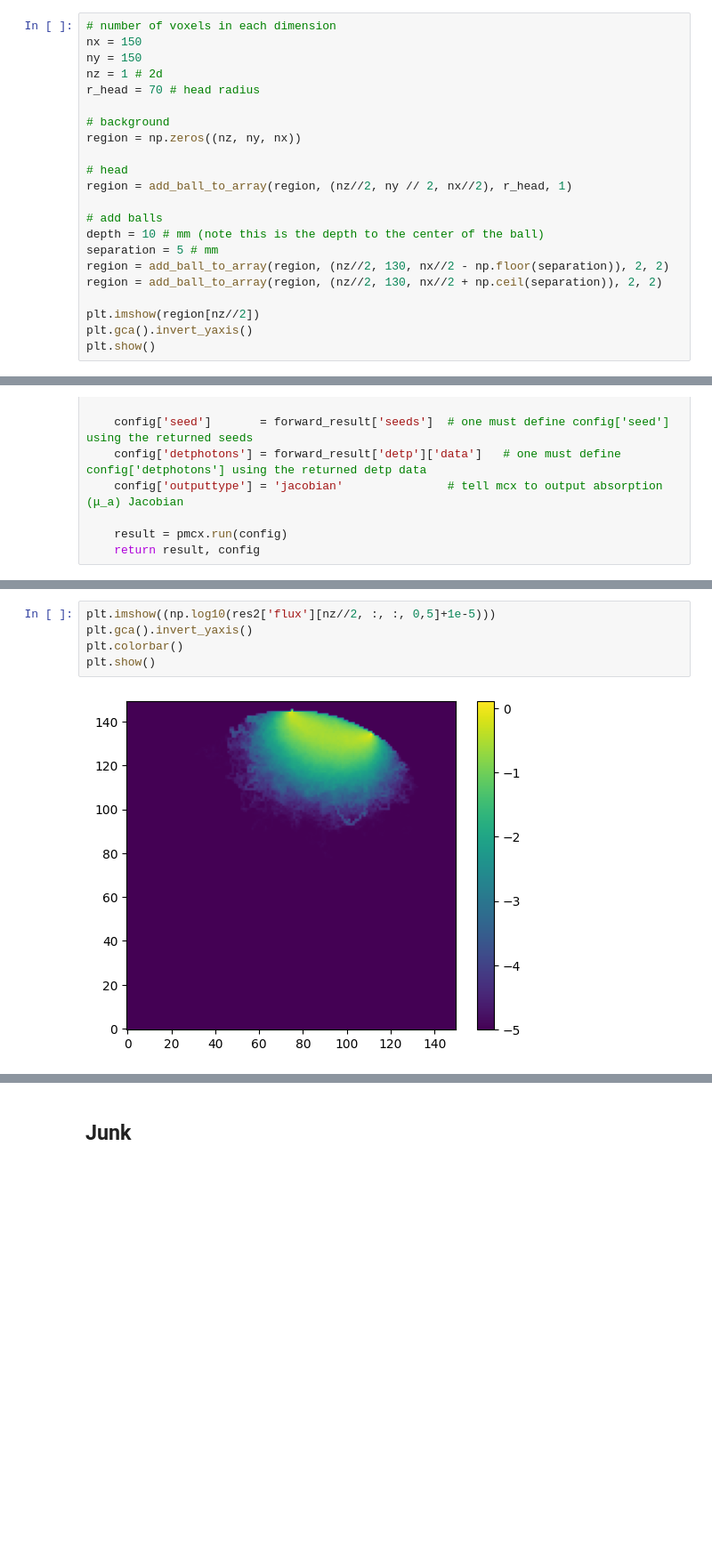
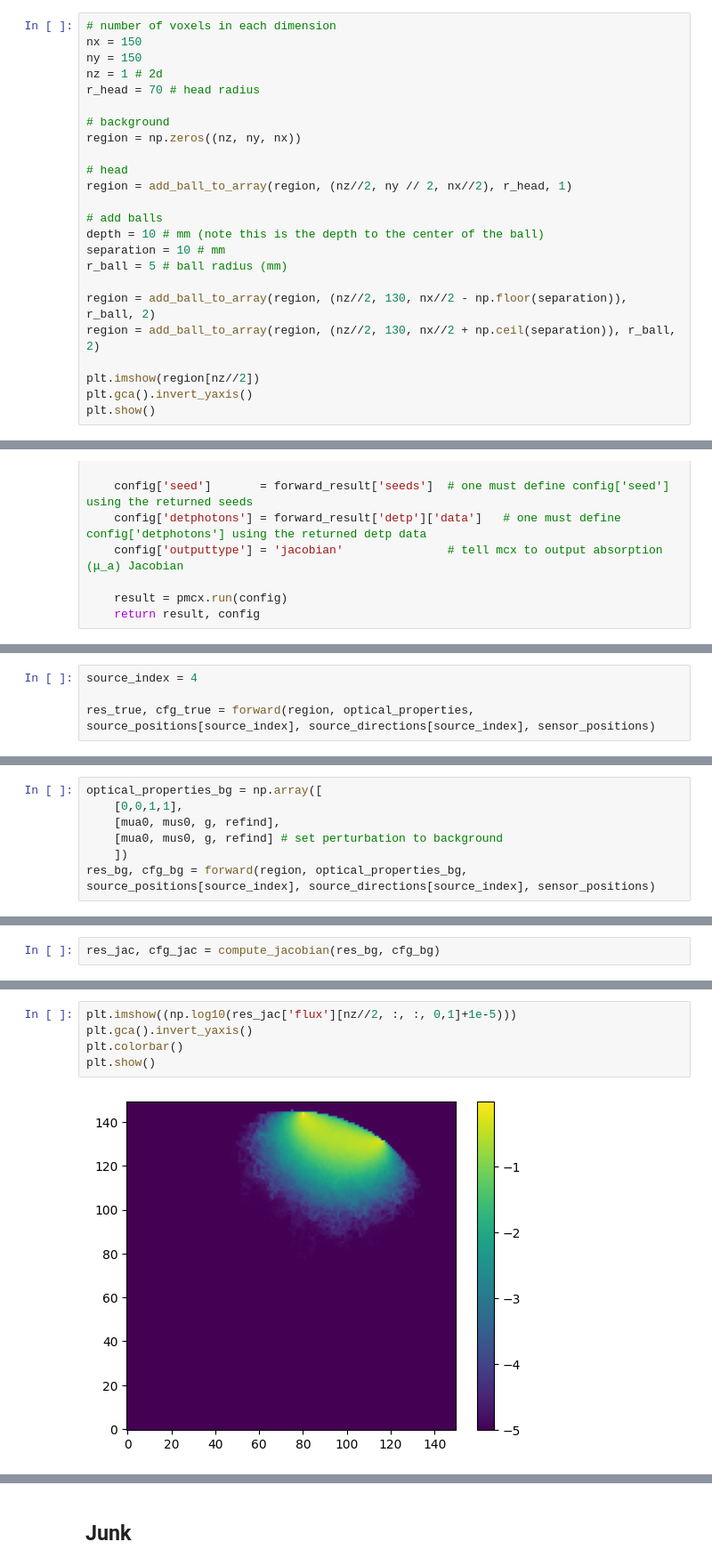
Before and after one commit to neural-imagery/tomography-experiments, a Jupyter notebook: 3d/main.ipynb, the cells around one changed output, grey strips where cells are left out. Shown at 89% size. Drawn from its saved outputs; the diff is of its cells as text; blank space fills up the shorter version.

```diff
--- a/3d/main.ipynb
+++ b/3d/main.ipynb
@@ -28,9 +28,11 @@ region = add_ball_to_array(region, (nz//2, ny // 2, nx//2), r_head, 1)
 
 # add balls
 depth = 10 # mm (note this is the depth to the center of the ball)
-separation = 5 # mm
-region = add_ball_to_array(region, (nz//2, 130, nx//2 - np.floor(separation)), 2, 2)
-region = add_ball_to_array(region, (nz//2, 130, nx//2 + np.ceil(separation)), 2, 2)
+separation = 10 # mm
+r_ball = 5 # ball radius (mm)
+
+region = add_ball_to_array(region, (nz//2, 130, nx//2 - np.floor(separation)), r_ball, 2)
+region = add_ball_to_array(region, (nz//2, 130, nx//2 + np.ceil(separation)), r_ball, 2)
 
 plt.imshow(region[nz//2])
 plt.gca().invert_yaxis()
@@ -151,0 +137,4 @@ total simulated energy: 10000000.00     absorbed: 39.45427%
+# %%
+source_index = 4
+
+res_true, cfg_true = forward(region, optical_properties, source_positions[source_index], source_directions[source_index], sensor_positions)
@@ -178,0 +166,7 @@ total simulated energy: 774160.00       absorbed: 54.21308%
+# %%
+optical_properties_bg = np.array([
+    [0,0,1,1],
+    [mua0, mus0, g, refind],
+    [mua0, mus0, g, refind] # set perturbation to background
+    ])
+res_bg, cfg_bg = forward(region, optical_properties_bg, source_positions[source_index], source_directions[source_index], sensor_positions)
@@ -178,0 +191,2 @@ total simulated energy: 774160.00       absorbed: 54.21308%
+# %%
+res_jac, cfg_jac = compute_jacobian(res_bg, cfg_bg)
@@ -184,7 +217,7 @@ J = res2['flux'] # Jacobian of shape (nz, ny, nx, nt, ndetectors)
 # %%
-plt.imshow((np.log10(res2['flux'][nz//2, :, :, 0,5]+1e-5)))
+plt.imshow((np.log10(res_jac['flux'][nz//2, :, :, 0,1]+1e-5)))
 plt.gca().invert_yaxis()
 plt.colorbar()
 plt.show()
 # %% [output]
-[figure, old version]
+[figure, new version]
```
Also changed, not shown: parts of 10 cells of this notebook.
